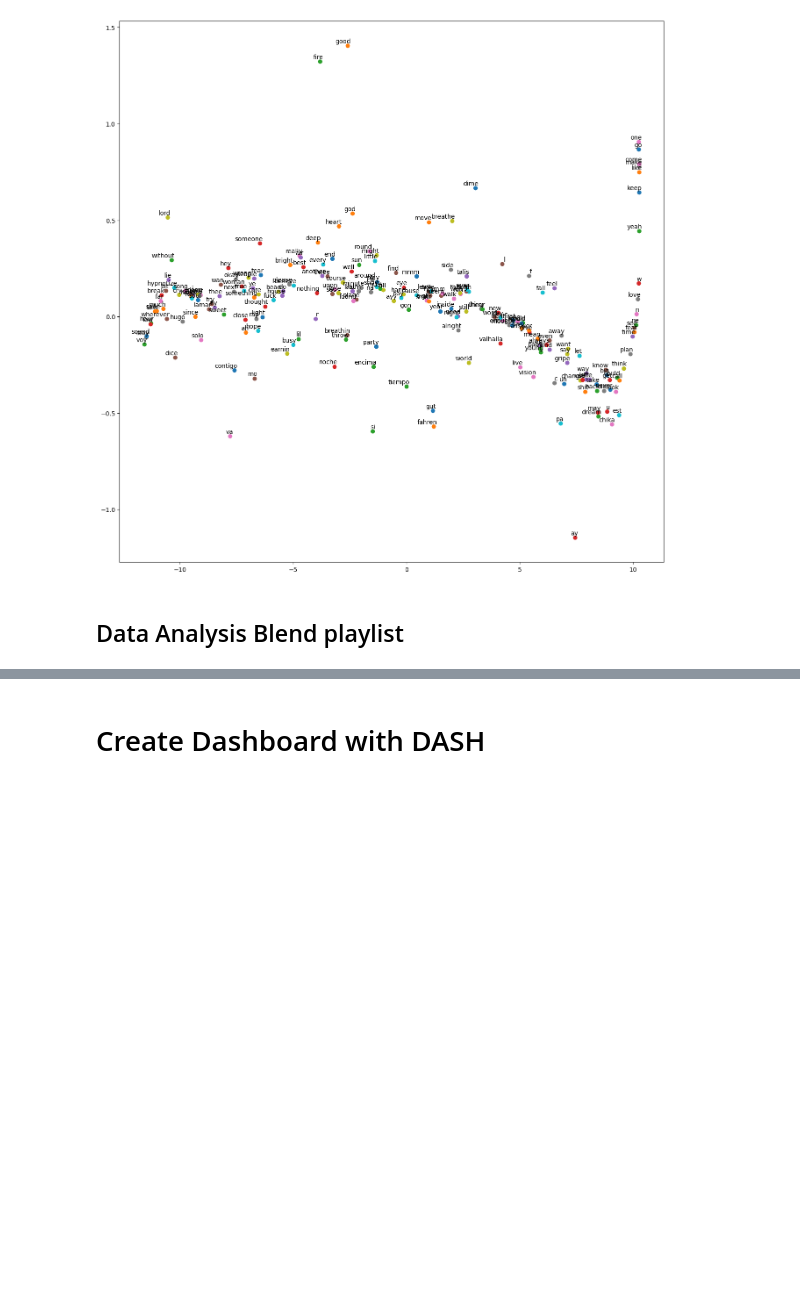
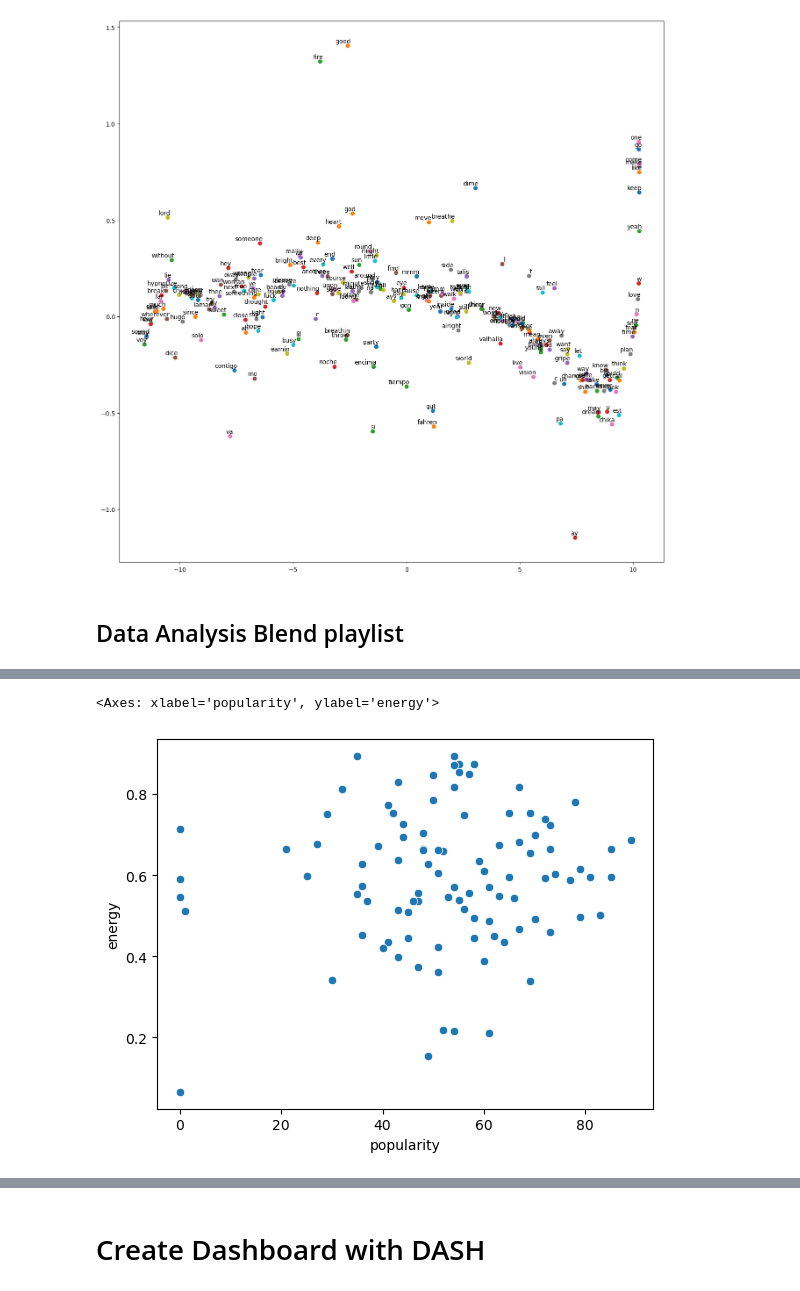
Before and after one commit to danbm94/spotifyEDA, a Jupyter notebook: spotify.ipynb, the cells around one changed output, grey strips where cells are left out. Saved outputs shown, nothing was run; the diff lists cells and outputs as text; code cells hidden in the pictures; blank space fills up the shorter version.

Commit message:
Added data analysis and dash application

```diff
--- a/spotify.ipynb
+++ b/spotify.ipynb
@@ -669,0 +684,5 @@ blend['popularity'].plot( kind='hist')
+# %%
+sns.scatterplot(data=collab1, x="popularity",y="energy")
+# %% [output]
+<Axes: xlabel='popularity', ylabel='energy'>
+[figure, added]
```
Also changed, not shown: parts of 17 cells of this notebook, 2 other files.
